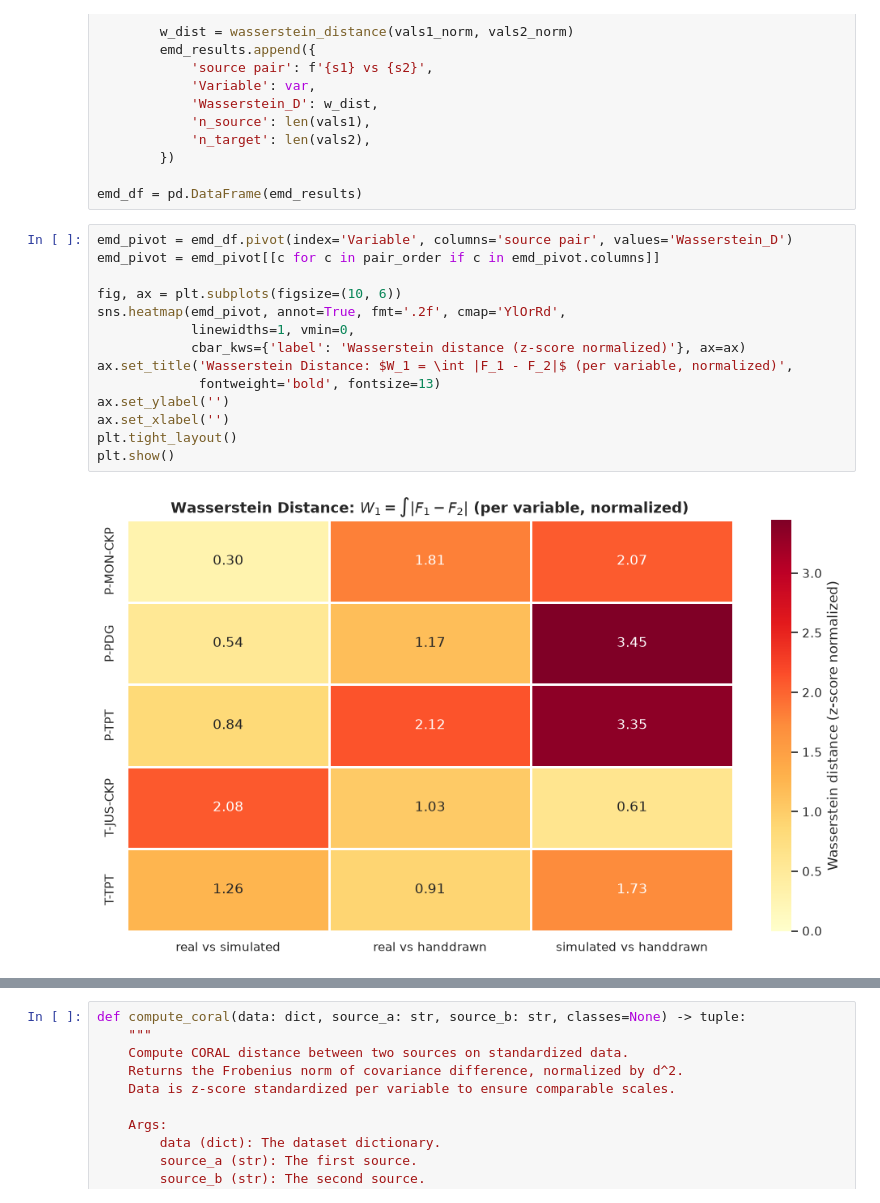
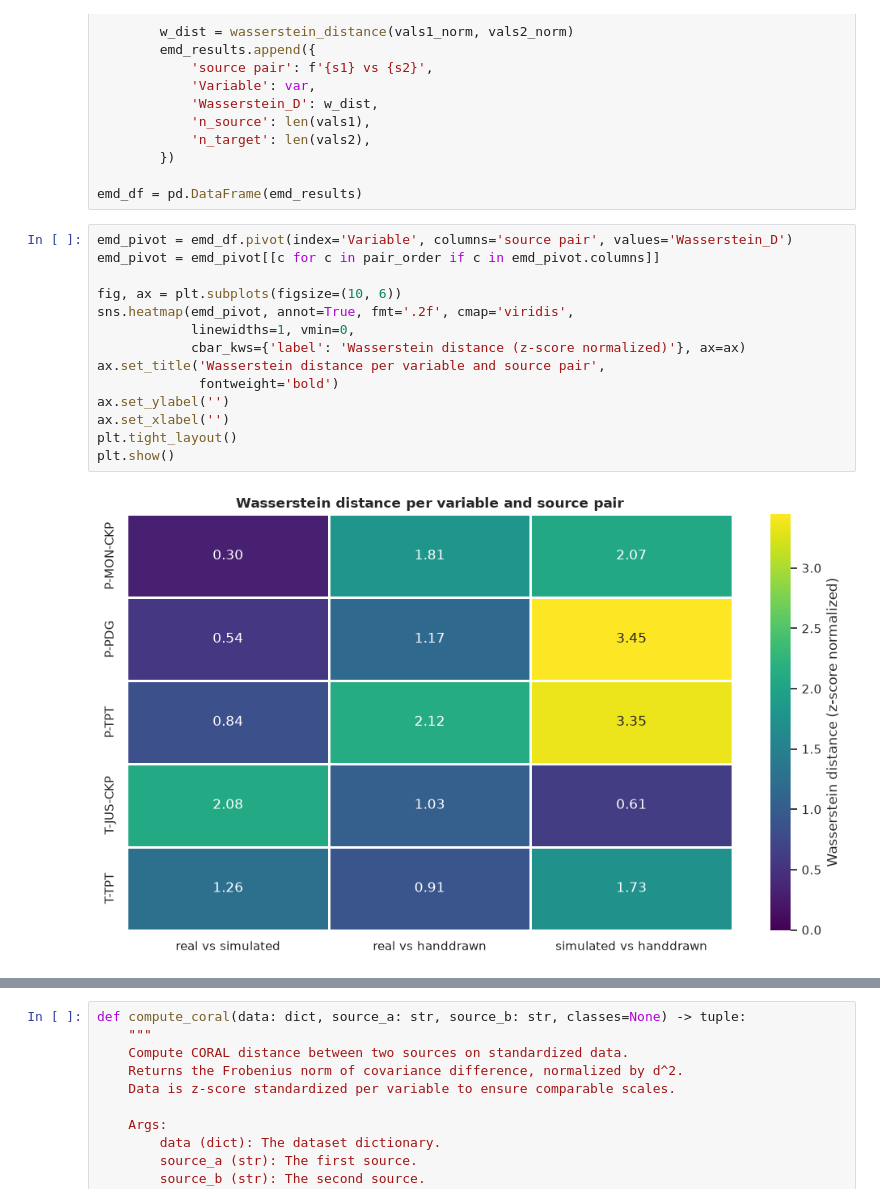
Before and after one commit to lollogiro/ai4i-transfer-learning-synthetic, a Jupyter notebook: stage1-data_exploration/3w_dom_dist.ipynb, the cells around one changed output, grey strips where cells are left out. Saved outputs shown, nothing was run; the diff lists cells and outputs as text.

```diff
--- a/stage1-data_exploration/3w_dom_dist.ipynb
+++ b/stage1-data_exploration/3w_dom_dist.ipynb
@@ -261,19 +271,19 @@ emd_df = pd.DataFrame(emd_results)
 # %%
 emd_pivot = emd_df.pivot(index='Variable', columns='source pair', values='Wasserstein_D')
 emd_pivot = emd_pivot[[c for c in pair_order if c in emd_pivot.columns]]
 
 fig, ax = plt.subplots(figsize=(10, 6))
-sns.heatmap(emd_pivot, annot=True, fmt='.2f', cmap='YlOrRd',
+sns.heatmap(emd_pivot, annot=True, fmt='.2f', cmap='viridis',
             linewidths=1, vmin=0,
             cbar_kws={'label': 'Wasserstein distance (z-score normalized)'}, ax=ax)
-ax.set_title('Wasserstein Distance: $W_1 = \int |F_1 - F_2|$ (per variable, normalized)',
-             fontweight='bold', fontsize=13)
+ax.set_title('Wasserstein distance per variable and source pair',
+             fontweight='bold')
 ax.set_ylabel('')
 ax.set_xlabel('')
 plt.tight_layout()
 plt.show()
 # %% [output]
-[figure, old version]
+[figure, new version]
 # %%
 emd_pivot['mean_dist'] = emd_pivot.mean(axis=1)
 most_distant_var = emd_pivot['mean_dist'].idxmax()
```
Also changed, not shown: parts of 30 cells of this notebook, 1 other file.
